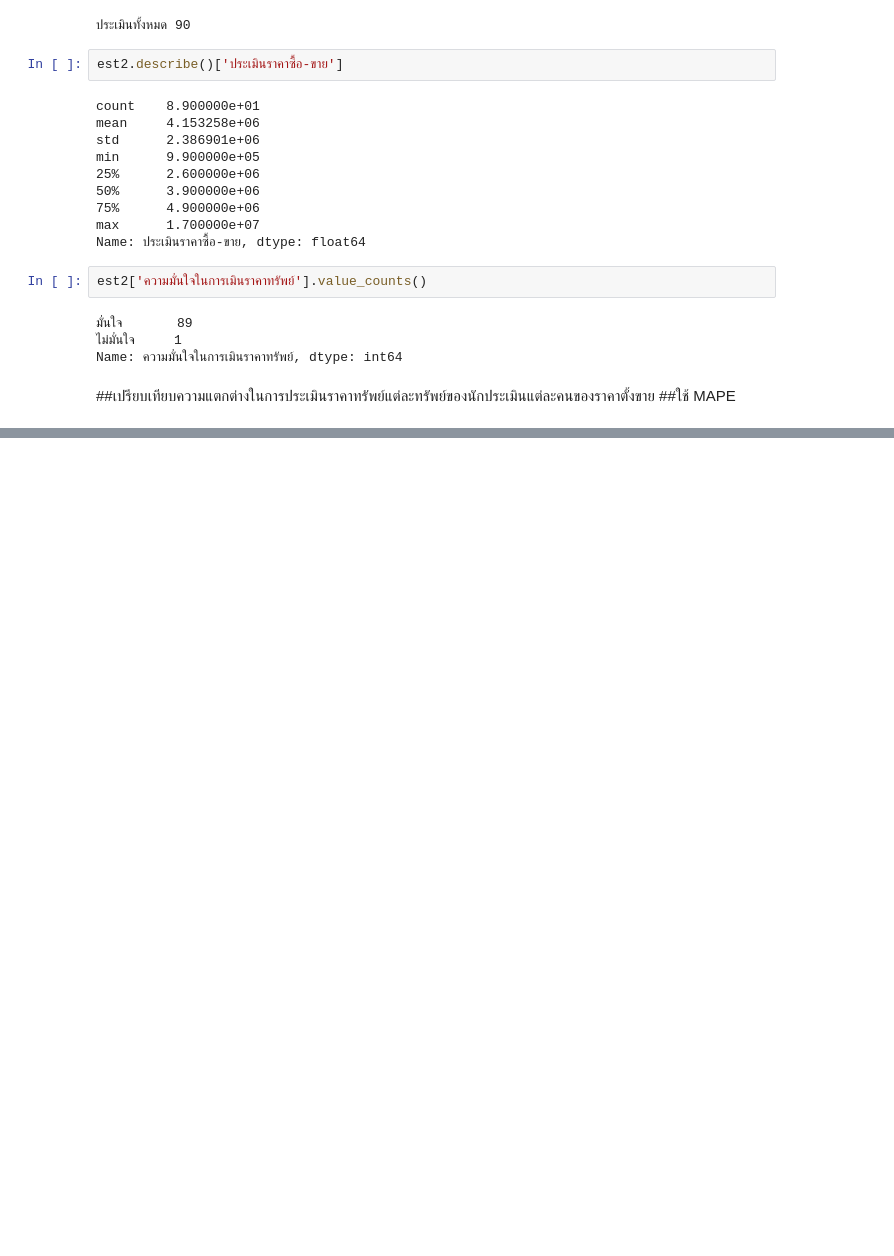
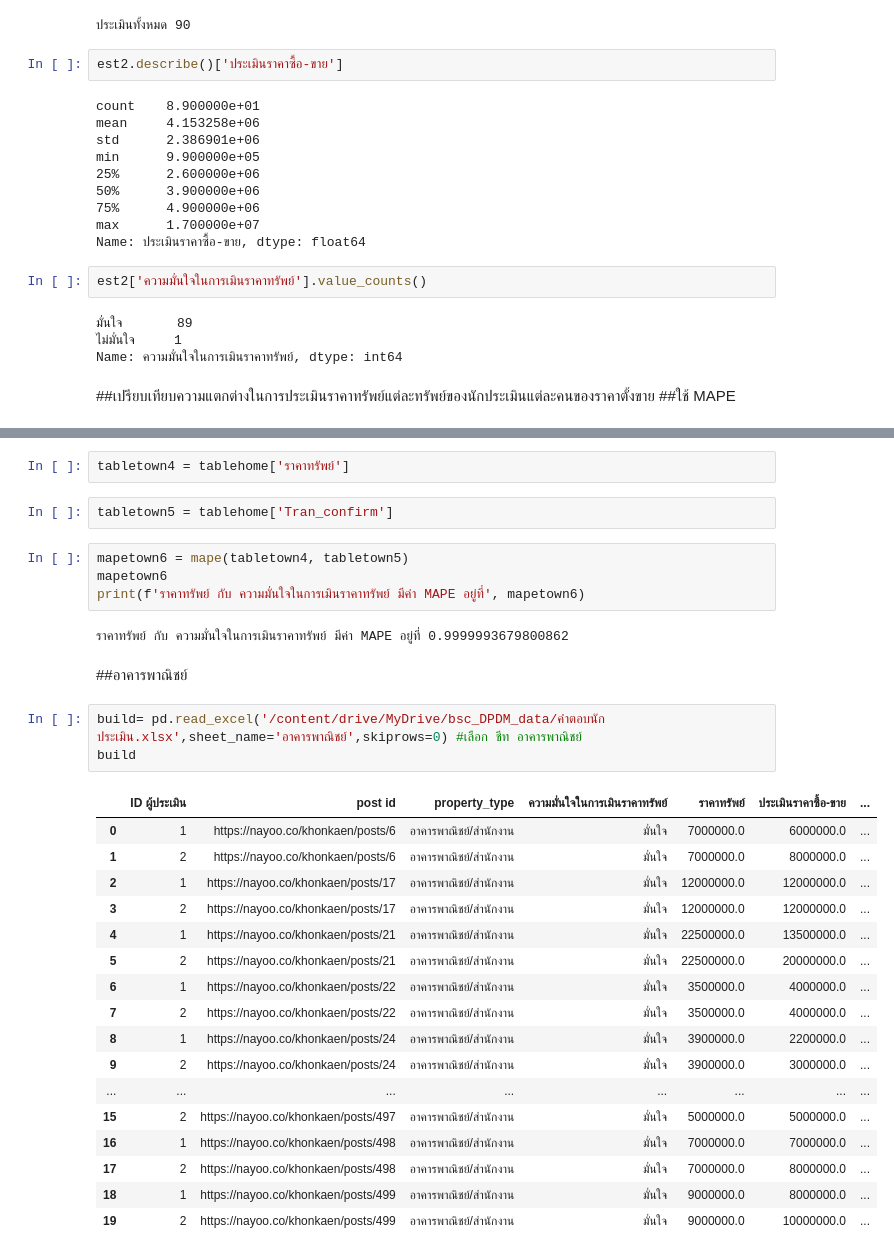
Before and after one commit to SasiwimonV/bsc_dpdm22, a Jupyter notebook: [dataprep1]_property_estimator.ipynb, the cells around one changed output, grey strips where cells are left out. Drawn from its saved outputs; the diff is of its cells as text; blank space fills up the shorter version.

```diff
--- a/[dataprep1]_property_estimator.ipynb
+++ b/[dataprep1]_property_estimator.ipynb
@@ -167,0 +838,33 @@ See the caveats in the documentation: https://pandas.pydata.org/pandas-docs/stab
+# %%
+tabletown4 = tablehome['ราคาทรัพย์']
+# %%
+tabletown5 = tablehome['Tran_confirm']
+# %%
+mapetown6 = mape(tabletown4, tabletown5)
+mapetown6
+print(f'ราคาทรัพย์ กับ ความมั่นใจในการเมินราคาทรัพย์ มีค่า MAPE อยู่ที่', mapetown6)
+# %% [output]
+ราคาทรัพย์ กับ ความมั่นใจในการเมินราคาทรัพย์ มีค่า MAPE อยู่ที่ 0.9999993679800862
+# %% [markdown]
+##อาคารพาณิชย์
+# %%
+build= pd.read_excel('/content/drive/MyDrive/bsc_DPDM_data/คำตอบนักประเมิน.xlsx',sheet_name='อาคารพาณิชย์',skiprows=0) #เลือก ชีท อาคารพาณิชย์
+build
+# %% [output]
+|  | ID ผู้ประเมิน | post id | property_type | ความมั่นใจในการเมินราคาทรัพย์ | ราคาทรัพย์ | ประเมินราคาซื้อ-ขาย | ... |
+| 0 | 1 | https://nayoo.co/khonkaen/posts/6 | อาคารพาณิชย์/สำนักงาน | มั่นใจ | 7000000.0 | 6000000.0 | ... |
+| 1 | 2 | https://nayoo.co/khonkaen/posts/6 | อาคารพาณิชย์/สำนักงาน | มั่นใจ | 7000000.0 | 8000000.0 | ... |
+| 2 | 1 | https://nayoo.co/khonkaen/posts/17 | อาคารพาณิชย์/สำนักงาน | มั่นใจ | 12000000.0 | 12000000.0 | ... |
+| 3 | 2 | https://nayoo.co/khonkaen/posts/17 | อาคารพาณิชย์/สำนักงาน | มั่นใจ | 12000000.0 | 12000000.0 | ... |
+| 4 | 1 | https://nayoo.co/khonkaen/posts/21 | อาคารพาณิชย์/สำนักงาน | มั่นใจ | 22500000.0 | 13500000.0 | ... |
+| 5 | 2 | https://nayoo.co/khonkaen/posts/21 | อาคารพาณิชย์/สำนักงาน | มั่นใจ | 22500000.0 | 20000000.0 | ... |
+| 6 | 1 | https://nayoo.co/khonkaen/posts/22 | อาคารพาณิชย์/สำนักงาน | มั่นใจ | 3500000.0 | 4000000.0 | ... |
+| 7 | 2 | https://nayoo.co/khonkaen/posts/22 | อาคารพาณิชย์/สำนักงาน | มั่นใจ | 3500000.0 | 4000000.0 | ... |
+| 8 | 1 | https://nayoo.co/khonkaen/posts/24 | อาคารพาณิชย์/สำนักงาน | มั่นใจ | 3900000.0 | 2200000.0 | ... |
+| 9 | 2 | https://nayoo.co/khonkaen/posts/24 | อาคารพาณิชย์/สำนักงาน | มั่นใจ | 3900000.0 | 3000000.0 | ... |
+| ... | ... | ... | ... | ... | ... | ... | ... |
+| 15 | 2 | https://nayoo.co/khonkaen/posts/497 | อาคารพาณิชย์/สำนักงาน | มั่นใจ | 5000000.0 | 5000000.0 | ... |
+| 16 | 1 | https://nayoo.co/khonkaen/posts/498 | อาคารพาณิชย์/สำนักงาน | มั่นใจ | 7000000.0 | 7000000.0 | ... |
+| 17 | 2 | https://nayoo.co/khonkaen/posts/498 | อาคารพาณิชย์/สำนักงาน | มั่นใจ | 7000000.0 | 8000000.0 | ... |
+| 18 | 1 | https://nayoo.co/khonkaen/posts/499 | อาคารพาณิชย์/สำนักงาน | มั่นใจ | 9000000.0 | 8000000.0 | ... |
+| 19 | 2 | https://nayoo.co/khonkaen/posts/499 | อาคารพาณิชย์/สำนักงาน | มั่นใจ | 9000000.0 | 10000000.0 | ... |
```
Also changed, not shown: parts of 91 cells of this notebook.
